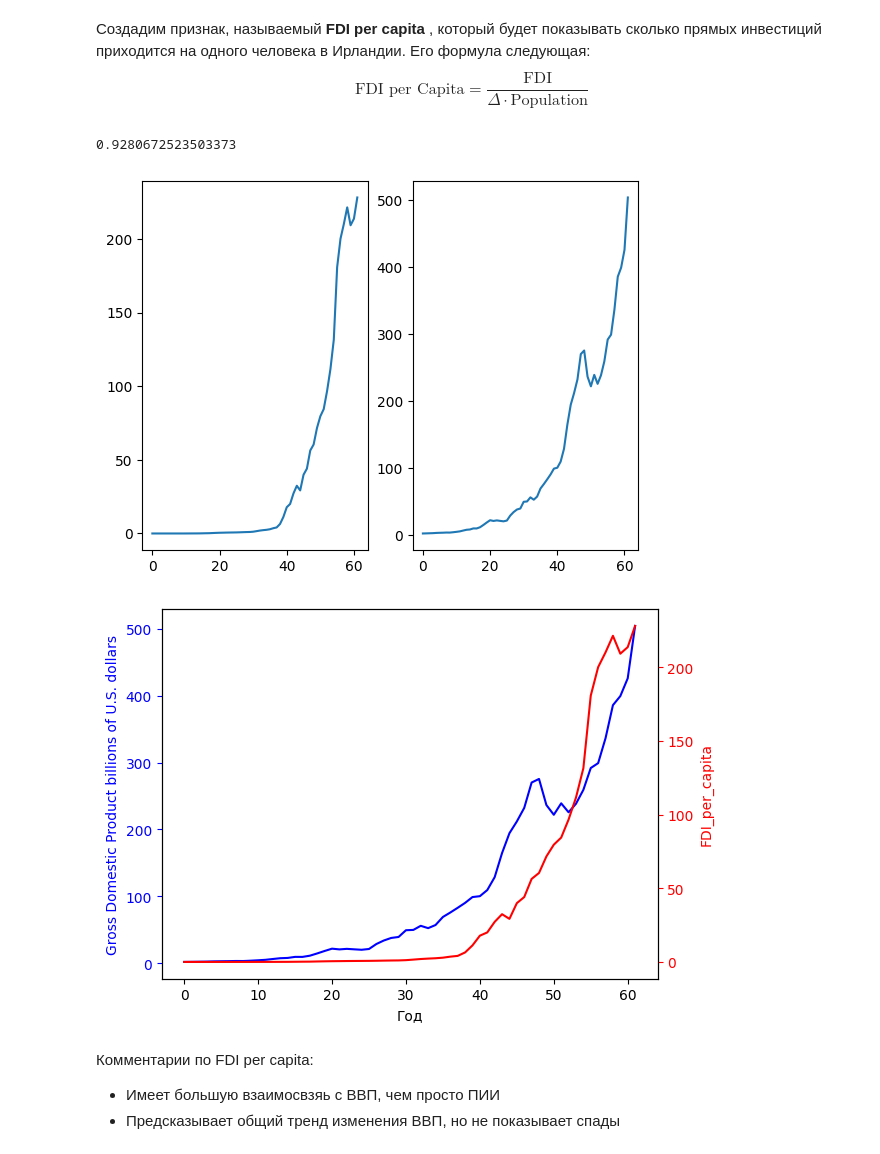
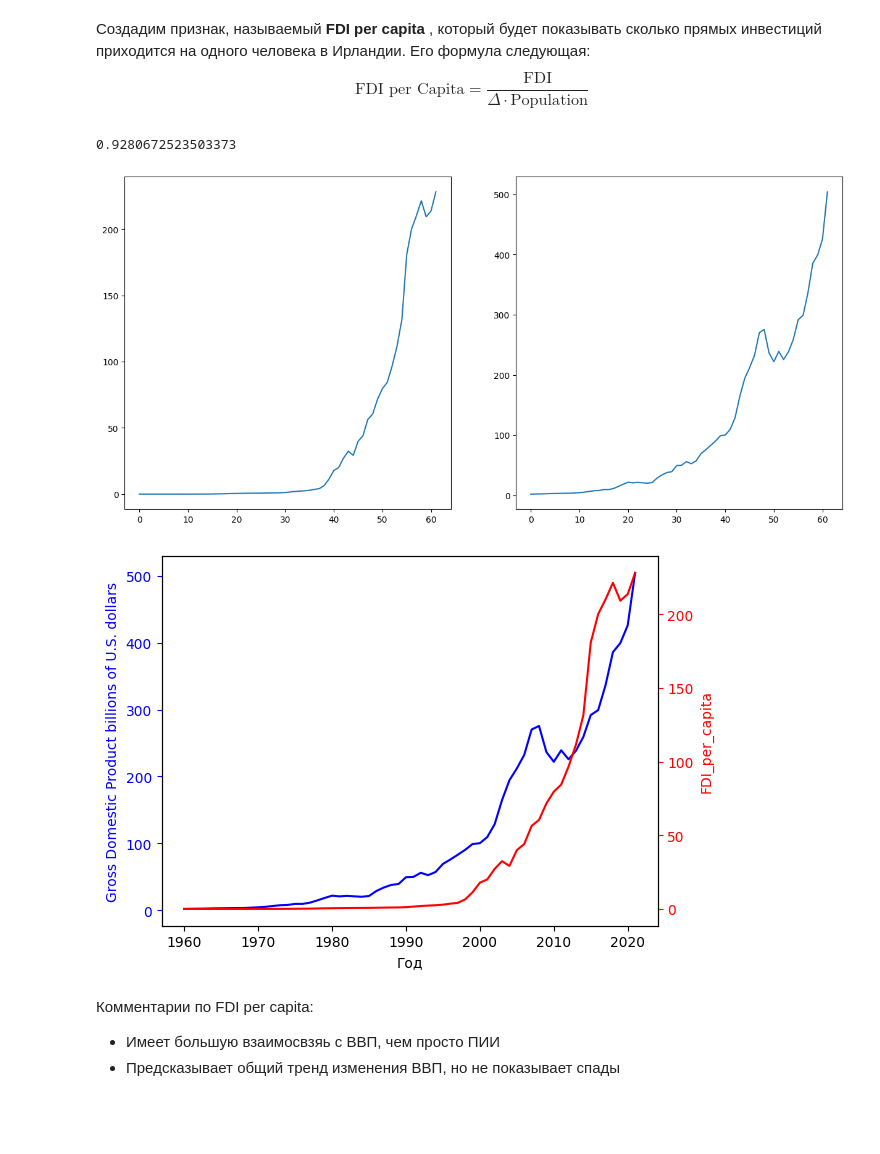
Before and after one commit to rsokur1515/Pr, a Jupyter notebook: Проект.ipynb, the cells around one changed output. Drawn from its saved outputs; the diff is of its cells as text; code cells hidden in the pictures; blank space fills up the shorter version.

```diff
--- a/Проект.ipynb
+++ b/Проект.ipynb
@@ -919,33 +919,33 @@ $$  \text{FDI per Capita} = \frac{\text{FDI}}{\Delta \cdot \text{Population}} $$
 # %%
 df_ex = final_df[['Gross Domestic Product billions of U.S. dollars', 'Population size in millions', 'Foreign Direct Investment billion USD']]
 df_ex_pct = df_ex.pct_change()
 FDI_per_capita = (df_ex['Foreign Direct Investment billion USD']/df_ex['Population size in millions'])
-fig, ax = plt.subplots(1, 2)
+fig, ax = plt.subplots(1, 2, figsize=(15, 7))
 ax[0].plot(FDI_per_capita)
 ax[1].plot(final_df['Gross Domestic Product billions of U.S. dollars'])
 FDI_per_capita = FDI_per_capita.fillna(0)
 FDI_per_capita = FDI_per_capita.replace([np.inf, -np.inf], 0)
 corr = FDI_per_capita.corr(final_df['Gross Domestic Product billions of U.S. dollars'], method='pearson')
 print(corr)
 # %% [output]
 0.9280672523503373
-[figure, old version]
+[figure, new version]
 # %%
 fig, ax1 = plt.subplots()
 
-ax1.plot(final_df.index, final_df['Gross Domestic Product billions of U.S. dollars'], color='b')
+ax1.plot(final_df['Year'], final_df['Gross Domestic Product billions of U.S. dollars'], color='b')
 ax1.set_xlabel('Год')
 ax1.set_ylabel('Gross Domestic Product billions of U.S. dollars', color='b')
 ax1.tick_params('y', colors='b')
 
 ax2 = ax1.twinx()
-ax2.plot(final_df.index, FDI_per_capita, color='r')
+ax2.plot(final_df['Year'], FDI_per_capita, color='r')
 ax2.set_ylabel('FDI_per_capita', color='r')
 ax2.tick_params('y', colors='r')
 
 plt.show()
 # %% [output]
-[figure, old version]
+[figure, new version]
 # %% [markdown]
 Комментарии по FDI per capita:
 
```
Also changed, not shown: parts of 4 cells of this notebook.
